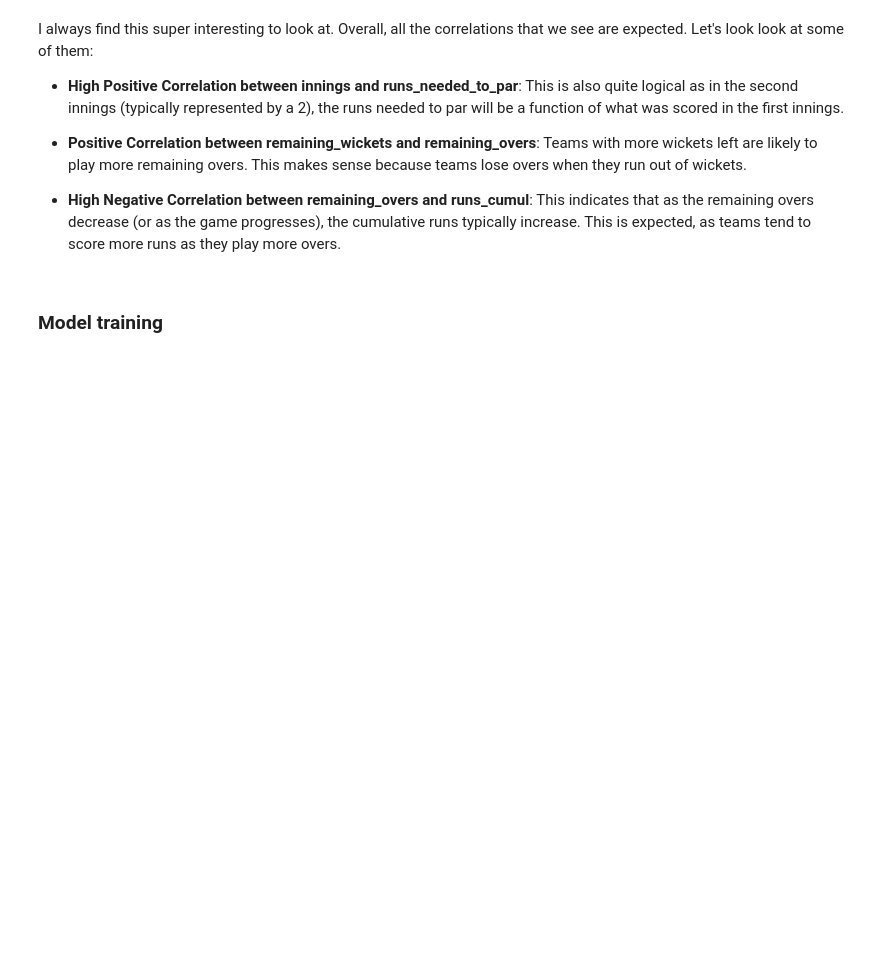
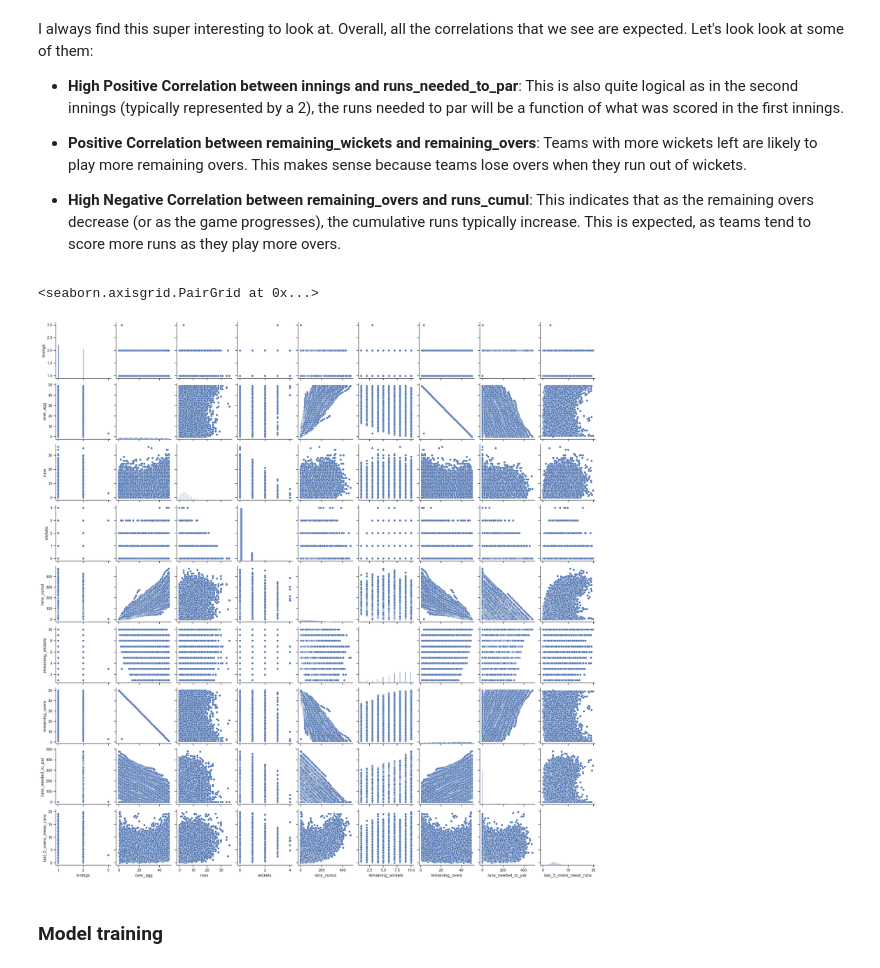
Before and after one commit to stecasta/cricket-predictions, a Jupyter notebook: notebooks/assessment.ipynb, the cells around one changed output. Cells and saved outputs as stored; diff of their text form; code cells hidden in the pictures; blank space fills up the shorter version.

```diff
--- a/notebooks/assessment.ipynb
+++ b/notebooks/assessment.ipynb
@@ -713,6 +714,12 @@ I always find this super interesting to look at. Overall, all the correlations t
 - **Positive Correlation between remaining_wickets and remaining_overs**: Teams with more wickets left are likely to play more remaining overs. This makes sense because teams lose overs when they run out of wickets.
 
 - **High Negative Correlation between remaining_overs and runs_cumul**: This indicates that as the remaining overs decrease (or as the game progresses), the cumulative runs typically increase. This is expected, as teams tend to score more runs as they play more overs.
+# %%
+sns.set(style="ticks")
+sns.pairplot(overs_ds)
+# %% [output]
+<seaborn.axisgrid.PairGrid at 0x...>
+[figure, added]
 # %% [markdown]
 ### Model training
 # %%
```
Also changed, not shown: parts of 5 cells of this notebook.
